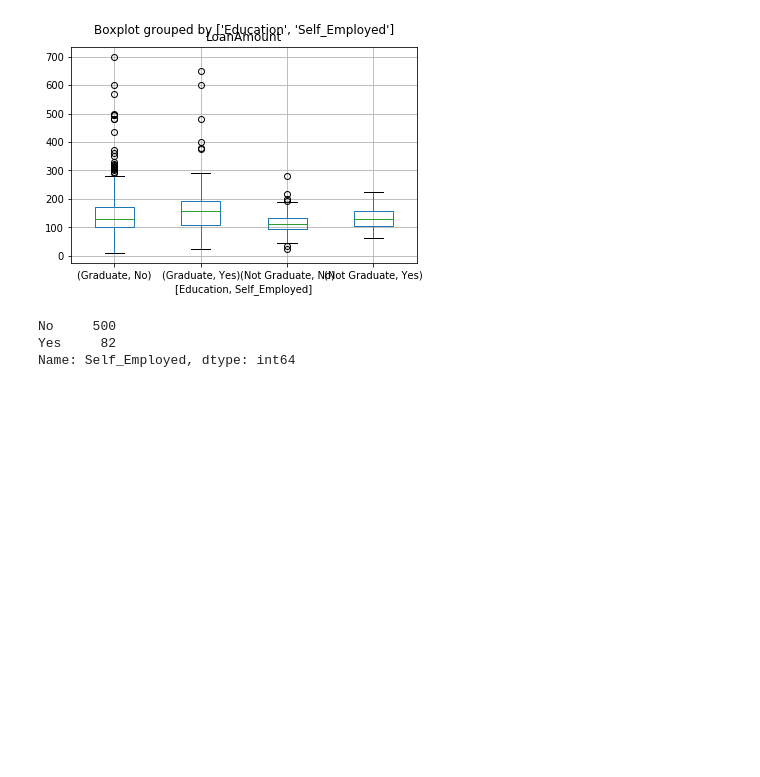
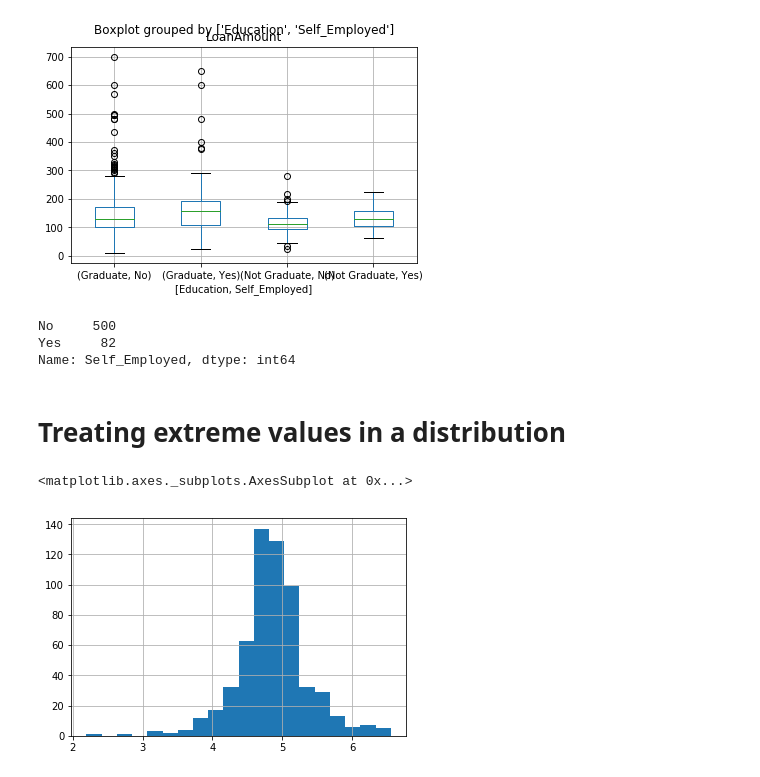
Before and after one commit to MynorXico/DS2018, a Jupyter notebook: Exploratory Analysis in Python using Pandas.ipynb, the cells around one changed output. Drawn from its saved outputs; the diff is of its cells as text; code cells hidden in the pictures; blank space fills up the shorter version.

```diff
--- a/Exploratory Analysis in Python using Pandas.ipynb
+++ b/Exploratory Analysis in Python using Pandas.ipynb
@@ -178,3 +172,11 @@ def fage(x):
     return table.loc[x['Self_Employed'], x['Education']]
 # Replace missing values
 df['LoanAmount'].fillna(df[df['LoanAmount'].isnull()].apply(fage,axis=1), inplace=True)
+# %% [markdown]
+# Treating extreme values in a distribution
+# %%
+df['LoanAmount_log'] = np.log(df['LoanAmount'])
+df['LoanAmount_log'].hist(bins=20)
+# %% [output]
+<matplotlib.axes._subplots.AxesSubplot at 0x...>
+[figure, added]
```
Also changed, not shown: parts of 4 cells of this notebook.
